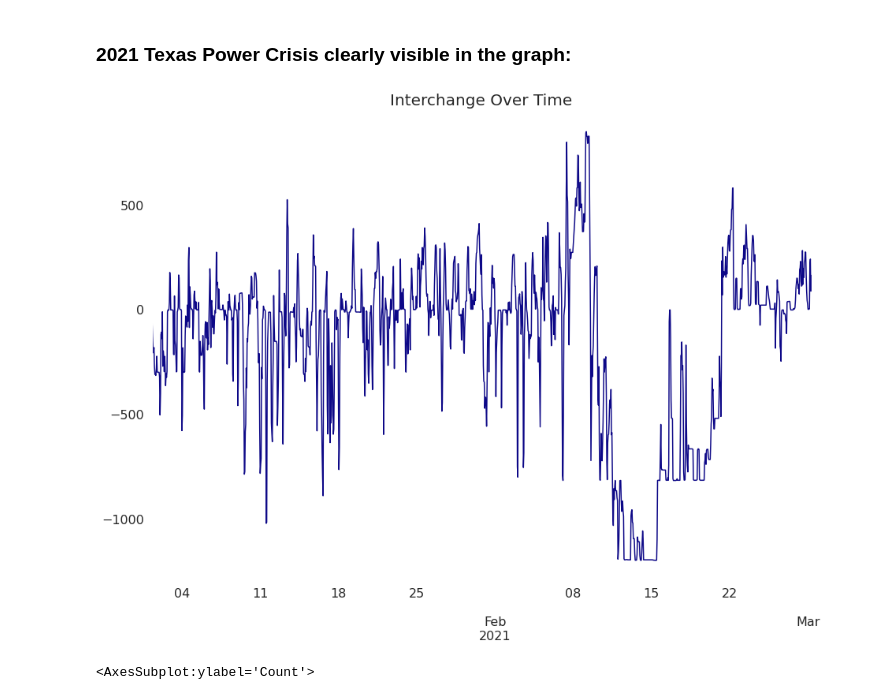
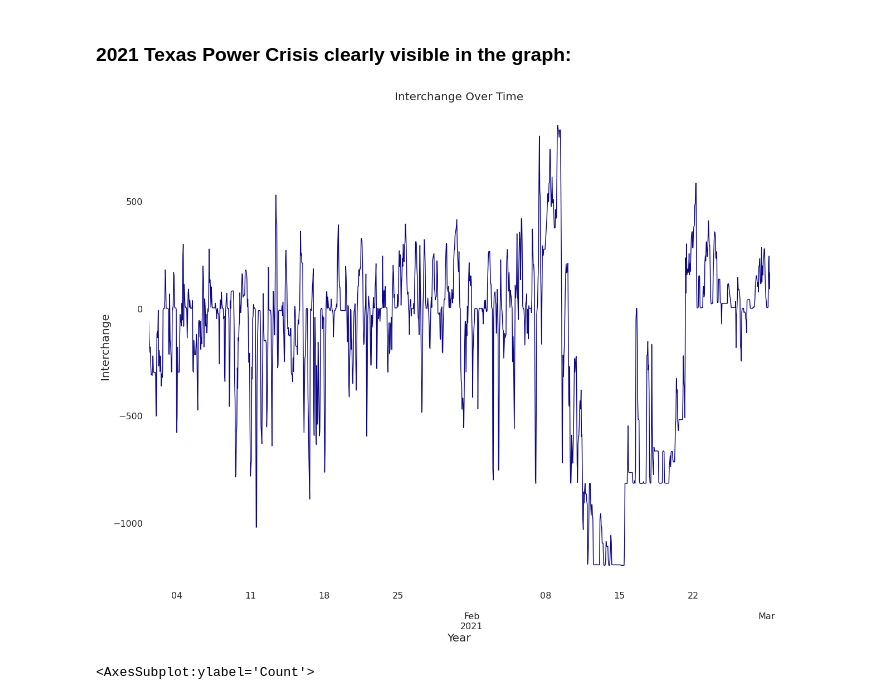
Before and after one commit to JuanMa894/Texas-Power-forecasting-timeseries, a Jupyter notebook: Notebooks/holly-working-nb.ipynb, the cells around one changed output. Cells and saved outputs as stored; diff of their text form; code cells hidden in the pictures.

Commit message:
filled out README, added some pictures to the Data folder, and fixed some plotting code in my notebook

```diff
--- a/Notebooks/holly-working-nb.ipynb
+++ b/Notebooks/holly-working-nb.ipynb
@@ -42,8 +43,6 @@ from joblib import Parallel, delayed
 # %%
 # texas = total.loc[total['Region'] == 'TEX']
 texas = pd.read_csv('../Data/texasPowerGrid.csv')
-# %%
-texas.set_index(pd.to_datetime(texas['UTC Time at End of Hour']), inplace=True)
 # %%
 len(texas)
 # %% [output]
@@ -83,12 +80,15 @@ sns.set(rc={'axes.facecolor':'white', 'figure.facecolor':'white'})
 # %% [markdown]
 ### 2021 Texas Power Crisis clearly visible in the graph:
 # %%
-interFloat['2021-01-01 07:00:00':'2021-03-01 07:00:00'].plot(figsize=(15,11), title='Interchange Over Time', colormap='plasma',
+interFloat['2021-01-01 07:00:00':'2021-03-01 07:00:00'].plot(figsize=(20,16), title='Interchange Over Time', colormap='plasma',
                                                              ylabel='', xlabel='', fontsize=16 )
 plt.title('Interchange Over Time', fontsize=20)
+plt.ylabel('Interchange', fontsize=20)
+plt.xlabel('Year', fontsize=20)
 rc={'axes.facecolor':'white', 'figure.facecolor':'white'}
+plt.savefig('../../2021Interchange.png',  dpi=300 )
 # %% [output]
-[figure, old version]
+[figure, new version]
 # %%
 smx0 = sarimax.SARIMAX(interFloat, order=(1,0,1), seasonal_order=(1,0,1,24)).fit()
 # %%
```
Also changed, not shown: parts of 9 cells of this notebook, 3 other files.
